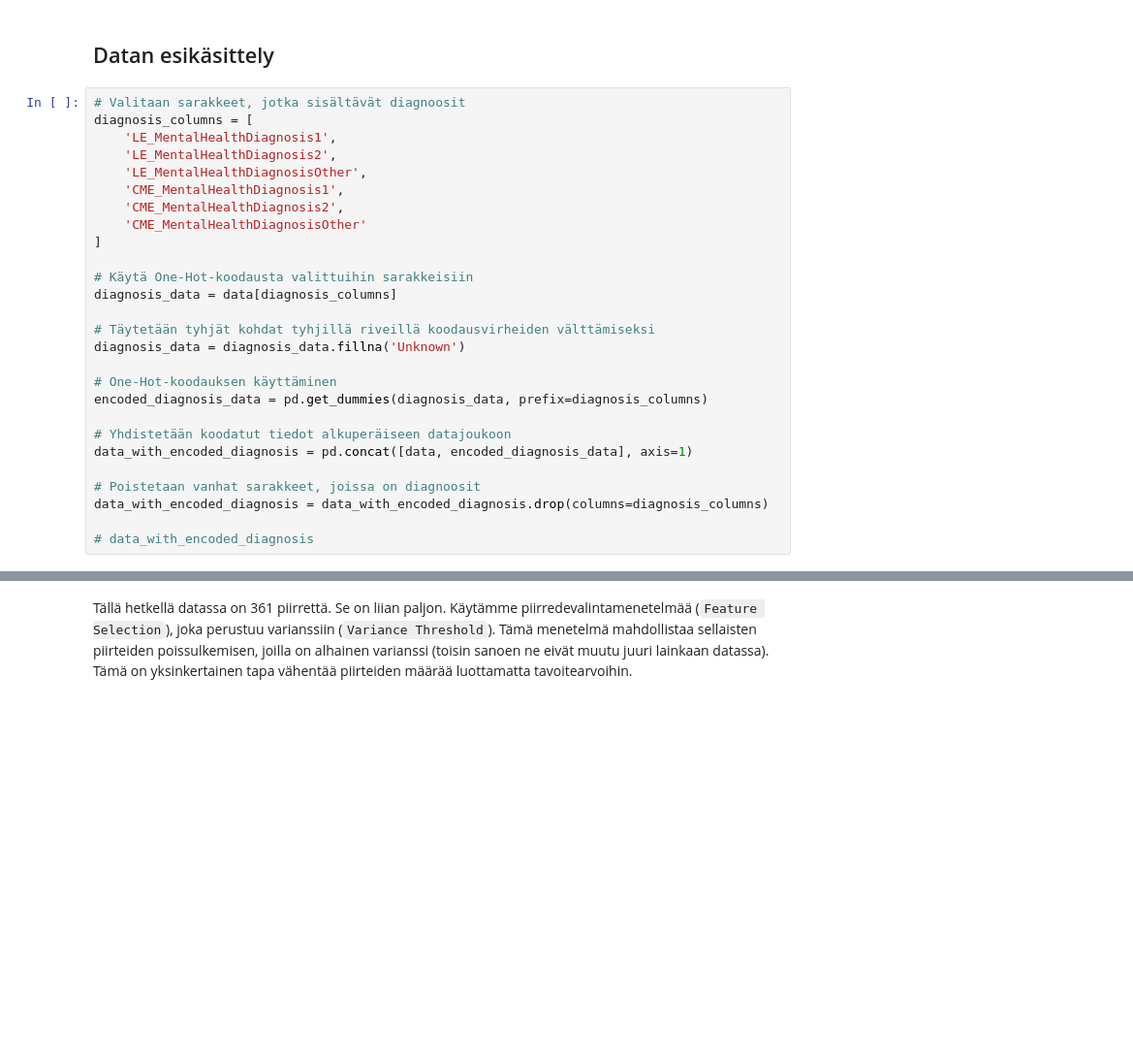
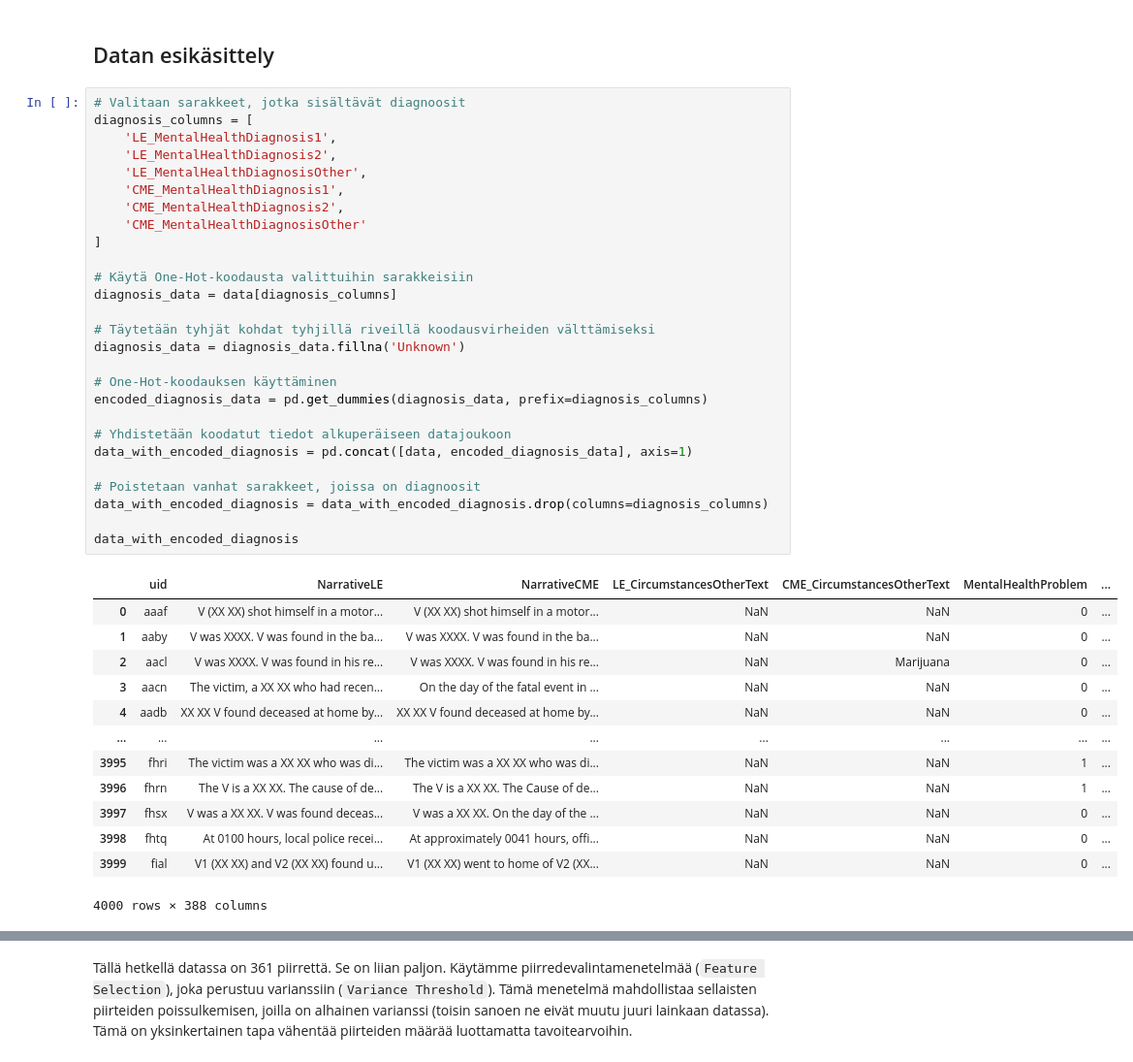
Before and after one commit to VladimirPiniazhin/Koneoppiminen, a Jupyter notebook: Harjoitustehtava.ipynb, the cells around one changed output, grey strips where cells are left out. Shown at 97% size. Drawn from its saved outputs; the diff is of its cells as text; blank space fills up the shorter version.

```diff
--- a/Harjoitustehtava.ipynb
+++ b/Harjoitustehtava.ipynb
@@ -10,30 +31,44 @@ data = pd.read_csv('features_Z140Hep.csv')
 # %%
 # Valitaan sarakkeet, jotka sisältävät diagnoosit
 diagnosis_columns = [
     'LE_MentalHealthDiagnosis1',
     'LE_MentalHealthDiagnosis2',
     'LE_MentalHealthDiagnosisOther',
     'CME_MentalHealthDiagnosis1',
     'CME_MentalHealthDiagnosis2',
     'CME_MentalHealthDiagnosisOther'
 ]
 
 # Käytä One-Hot-koodausta valittuihin sarakkeisiin
 diagnosis_data = data[diagnosis_columns]
 
 # Täytetään tyhjät kohdat tyhjillä riveillä koodausvirheiden välttämiseksi
 diagnosis_data = diagnosis_data.fillna('Unknown')
 
 # One-Hot-koodauksen käyttäminen
 encoded_diagnosis_data = pd.get_dummies(diagnosis_data, prefix=diagnosis_columns)
 
 # Yhdistetään koodatut tiedot alkuperäiseen datajoukoon
 data_with_encoded_diagnosis = pd.concat([data, encoded_diagnosis_data], axis=1)
 
 # Poistetaan vanhat sarakkeet, joissa on diagnoosit
 data_with_encoded_diagnosis = data_with_encoded_diagnosis.drop(columns=diagnosis_columns)
 
-# data_with_encoded_diagnosis
+data_with_encoded_diagnosis
+# %% [output]
+|  | uid | NarrativeLE | NarrativeCME | LE_CircumstancesOtherText | CME_CircumstancesOtherText | MentalHealthProblem | ... |
+| 0 | aaaf | V (XX XX) shot himself in a motor... | V (XX XX) shot himself in a motor... | NaN | NaN | 0 | ... |
+| 1 | aaby | V was XXXX. V was found in the ba... | V was XXXX. V was found in the ba... | NaN | NaN | 0 | ... |
+| 2 | aacl | V was XXXX. V was found in his re... | V was XXXX. V was found in his re... | NaN | Marijuana | 0 | ... |
+| 3 | aacn | The victim, a XX XX who had recen... | On the day of the fatal event in ... | NaN | NaN | 0 | ... |
+| 4 | aadb | XX XX V found deceased at home by... | XX XX V found deceased at home by... | NaN | NaN | 0 | ... |
+| ... | ... | ... | ... | ... | ... | ... | ... |
+| 3995 | fhri | The victim was a XX XX who was di... | The victim was a XX XX who was di... | NaN | NaN | 1 | ... |
+| 3996 | fhrn | The V is a XX XX. The cause of de... | The V is a XX XX. The Cause of de... | NaN | NaN | 1 | ... |
+| 3997 | fhsx | V was a XX XX. V was found deceas... | V was a XX XX. On the day of the ... | NaN | NaN | 0 | ... |
+| 3998 | fhtq | At 0100 hours, local police recei... | At approximately 0041 hours, offi... | NaN | NaN | 0 | ... |
+| 3999 | fial | V1 (XX XX) and V2 (XX XX) found u... | V1 (XX XX) went to home of V2 (XX... | NaN | NaN | 0 | ... |
+4000 rows × 388 columns
 # %%
 # Suodatetaan vain numeeriset ominaisuudet klusterointia varten
 data = data_with_encoded_diagnosis.select_dtypes(exclude='object')
```
Also changed, not shown: parts of 8 cells of this notebook.
